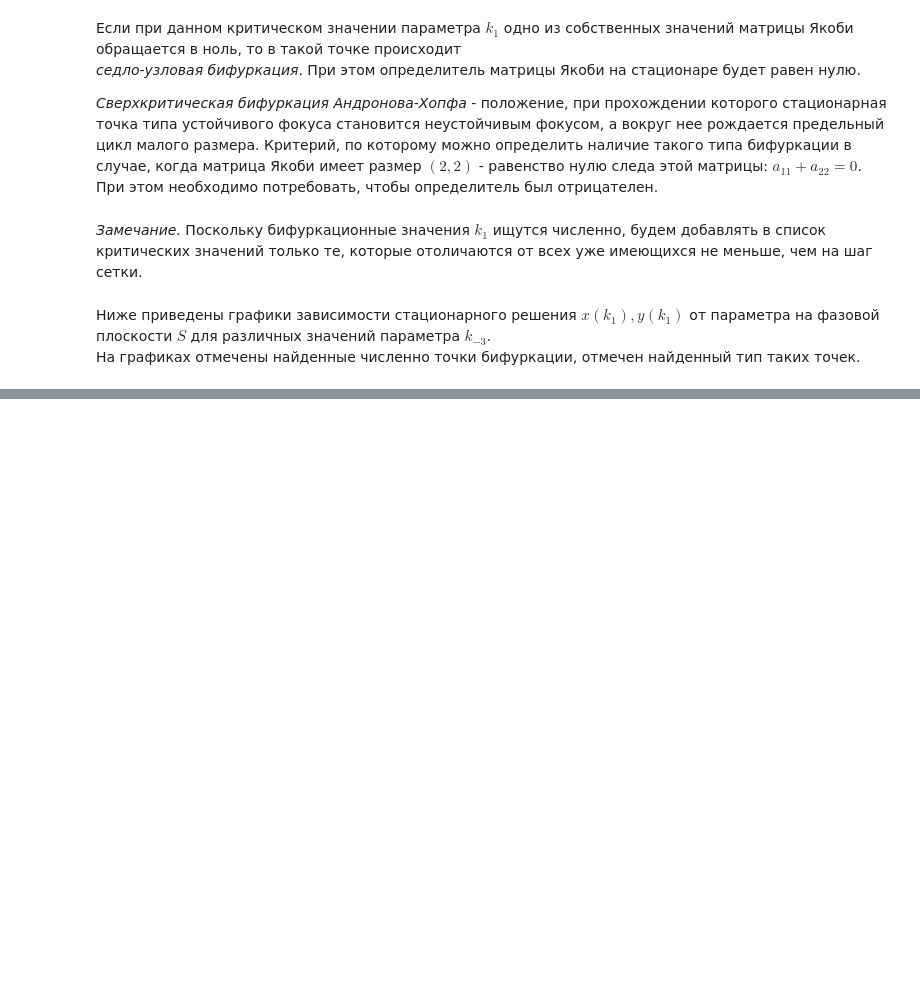
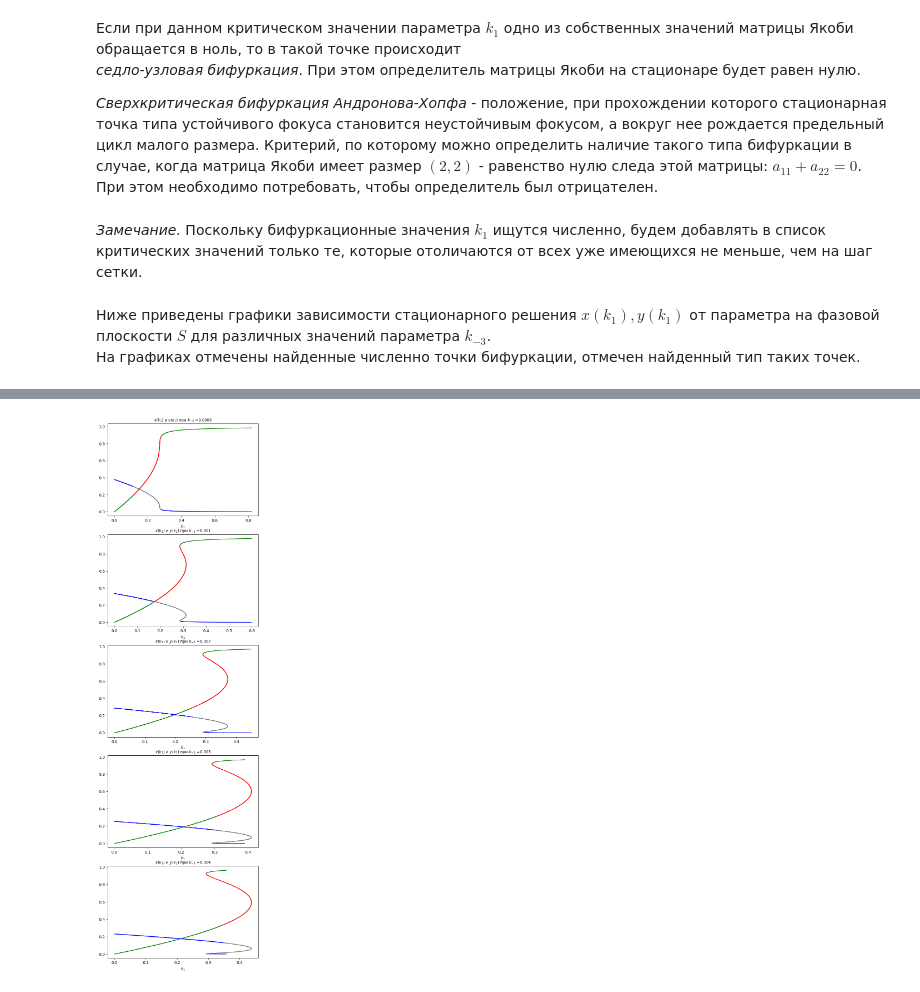
Before and after one commit to AlenaSetukha/KTMM, a Jupyter notebook: task2/main.ipynb, the cells around one changed output, grey strips where cells are left out. Drawn from its saved outputs; the diff is of its cells as text; code cells hidden in the pictures; blank space fills up the shorter version.

```diff
--- a/task2/main.ipynb
+++ b/task2/main.ipynb
@@ -313,0 +329,64 @@ plt.show()
+# %%
+eigenA = A.eigenvals()
+eigenA_func = lambdify((x, y, k1, k1m, k2, k3, k3m), eigenA)
+# %%
+# Определение точек смены устойчивости решения
+def get_stable_marks(x, y, k1_vals, k1m_val, k2val, k3val, k3m_val):
+    markers = []
+
+    # С. зн
+    eigenA_vals = [eigenA_func(x[i], y[i], k1_vals[i], k1m_val, k2val, k3val, k3m_val) for i in range(len(x))]
+
+    #Определим устойчивость 1/не устойчивость 0
+    for i in range(len(y)):
+        markers.append(all(complex(eigenval).real < 0 for eigenval in eigenA_vals[i]))
+    return markers
+# %%
+# Инициализация параметров
+k1m_val = 0.01
+k2val = 2.5
+k3m_vals = [0.0005, 0.001, 0.002, 0.003, 0.004]
+k3val = 0.0032
+
+#Независимая переменная
+y_k = np.linspace(0.001, 0.5, 2000) #при 0 решение не определено
+
+# Построение графиков
+plt.figure(figsize=(7, 25))
+plt.rc('axes', titlesize= 10)
+
+for j in range(len(k3m_vals)):
+    # Стационарное решение
+    x_val = x_func0(y_k, k3val, k3m_vals[j])
+    k1_val = k1_func0(y_k, k1m_val, k2val, k3val, k3m_vals[j])
+
+    # Рассматриваем на заданной фазовой плоскости
+    x_val, y_permis, k1_val = zip(*[(x, y, z) for x, y, z in zip(x_val, y_k, k1_val) if 0 <= x <= 1])
+
+    # Определение отрезков устойчивости
+    markers = get_stable_marks(x_val, y_permis, k1_val, k1m_val, k2val, k3val, k3m_vals[j])
+
+    # Построение графиков x(k1), y(k1)
+    plt.subplot(len(k3m_vals), 1, j + 1)
+
+    for i in range(len(x_val) - 1):
+        x_start = x_val[i]
+        x_end = x_val[i + 1]
+        y_start = y_permis[i]
+        y_end = y_permis[i + 1]
+        k1_start = k1_val[i]
+        k1_end = k1_val[i + 1]
+        stability = markers[i]
+
+        color_x = 'green' if stability == True else 'red'
+        plt.plot([k1_start, k1_end], [x_start, x_end], color=color_x)
+
+        color_y = 'blue' if stability == True else 'grey'
+        plt.plot([k1_start, k1_end], [y_start, y_end], color=color_y)
+
+    plt.title('$x(k_1)$ и $y(k_1)$ при $k_{-3}$ =' + str(k3m_vals[j]))
+    plt.xlabel('$k_1$')
+
+plt.show()
+# %% [output]
+[figure, added]
```
Also changed, not shown: parts of 22 cells of this notebook.
